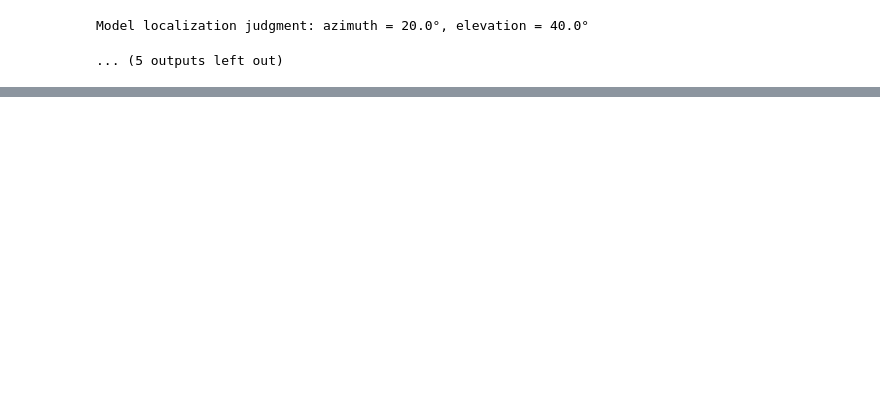
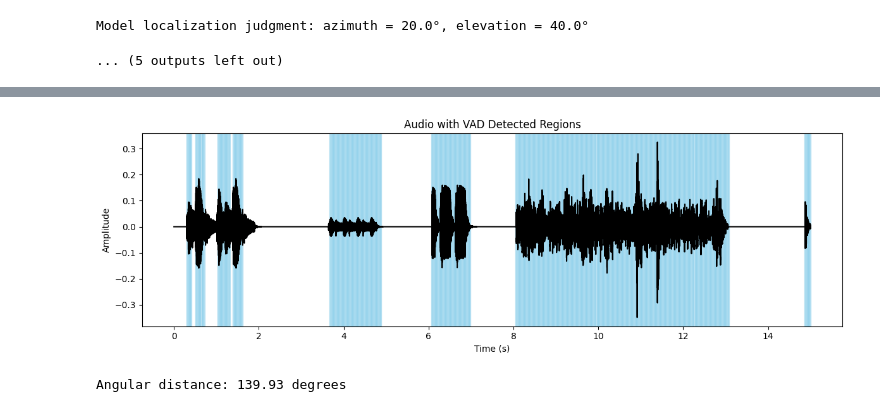
Before and after one commit to Kenzot007/BinauralLocalizationCNN_tf2, a Jupyter notebook: DEMO_tf2_model.ipynb, the cells around one changed output, grey strips where cells are left out. Cells and saved outputs as stored; diff of their text form; code cells hidden in the pictures; blank space fills up the shorter version.

```diff
--- a/DEMO_tf2_model.ipynb
+++ b/DEMO_tf2_model.ipynb
@@ -196,0 +346,72 @@ print(f"✅ 声源方向预测结果：Azimuth = {azim}°, Elevation = {elev}°"
+# %%
+import numpy as np
+import soundfile as sf
+import webrtcvad
+import resampy
+import matplotlib.pyplot as plt
+
+def run_webrtc_vad(y, sr=48000, frame_ms=30, mode=2):
+    # Resample to 16kHz for WebRTC
+    if sr != 16000:
+        y = resampy.resample(y, sr, 16000)
+        sr = 16000
+    y_pcm = (y * 32768).astype(np.int16)
+
+    vad = webrtcvad.Vad(mode)
+    frame_len = int(sr * frame_ms / 1000)
+
+    vad_result = []
+    for i in range(0, len(y_pcm) - frame_len + 1, frame_len):
+        frame = y_pcm[i:i+frame_len]
+        is_speech = vad.is_speech(frame.tobytes(), sr)
+        vad_result.append(is_speech)
+
+    frame_duration = frame_len / sr
+    return vad_result, frame_duration
+
+def plot_audio_with_vad_regions(audio_path, vad_result, frame_duration=0.03, sr=48000):
+    y, _ = sf.read(audio_path)
+    if y.ndim == 2:
+        y = np.mean(y, axis=1)
+    time = np.arange(len(y)) / sr
+
+    plt.figure(figsize=(12, 4))
+    plt.plot(time, y, label="Audio Signal", color="black")
+    plt.title("Audio with VAD Detected Regions")
+    plt.xlabel("Time (s)")
+    plt.ylabel("Amplitude")
+
+    for i, is_speech in enumerate(vad_result):
+        if is_speech:
+            t0 = i * frame_duration
+            t1 = t0 + frame_duration
+            plt.axvspan(t0, t1, color='skyblue', alpha=0.5)
+
+    plt.tight_layout()
+    plt.show()
+
+if __name__ == "__main__":
+    audio_path = r"G:\GitHub\BinauralLocalizationCNN_tf2\audio1\bin_prox_dir_one\split1_ov1_2.flac"
+
+    y, sr = sf.read(audio_path)
+    if y.ndim == 2:
+        y = np.mean(y, axis=1)
+
+    vad_result, frame_duration = run_webrtc_vad(y, sr=sr, frame_ms=30, mode=3)
+    plot_audio_with_vad_regions(audio_path, vad_result, frame_duration, sr=sr)
+# %% [output]
+[figure, added]
+# %%
+# 示例：点A vs 点B
+az1_deg, ele1_deg = 15, 40
+az2_deg, ele2_deg = 140, -45
+
+# 转为弧度
+az1, ele1 = np.radians(az1_deg), np.radians(ele1_deg)
+az2, ele2 = np.radians(az2_deg), np.radians(ele2_deg)
+
+# 计算球面角距离
+dist_deg = distance_between_spherical_coordinates_rad(az1, ele1, az2, ele2)
+print(f"Angular distance: {dist_deg:.2f} degrees")
+# %% [output]
+Angular distance: 139.93 degrees
```
Also changed, not shown: parts of 8 cells of this notebook.
